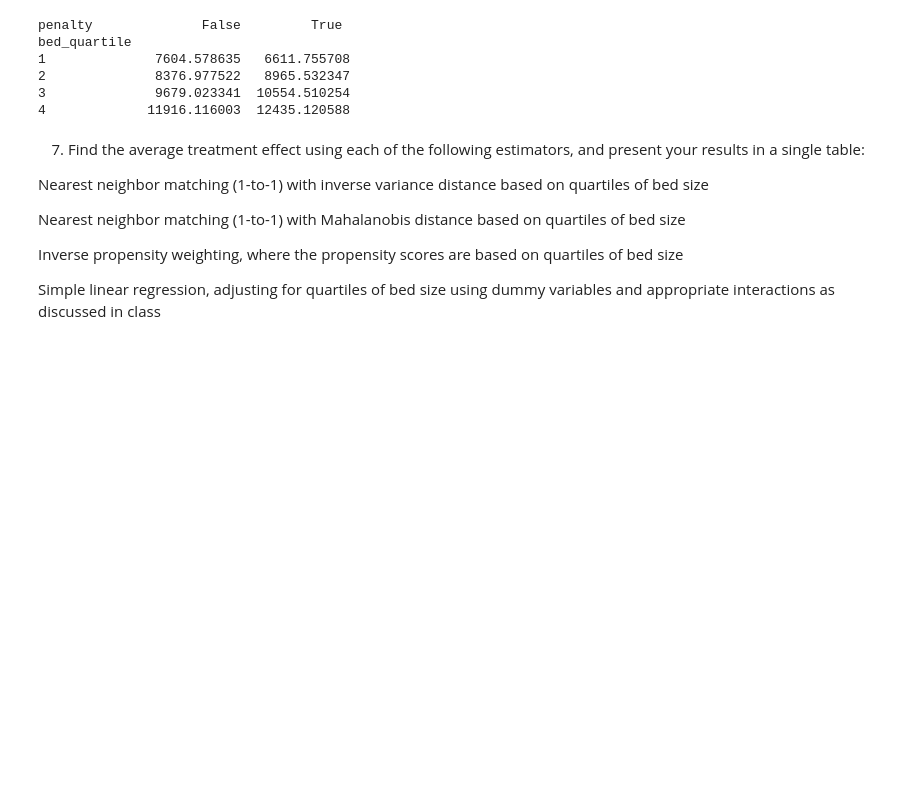
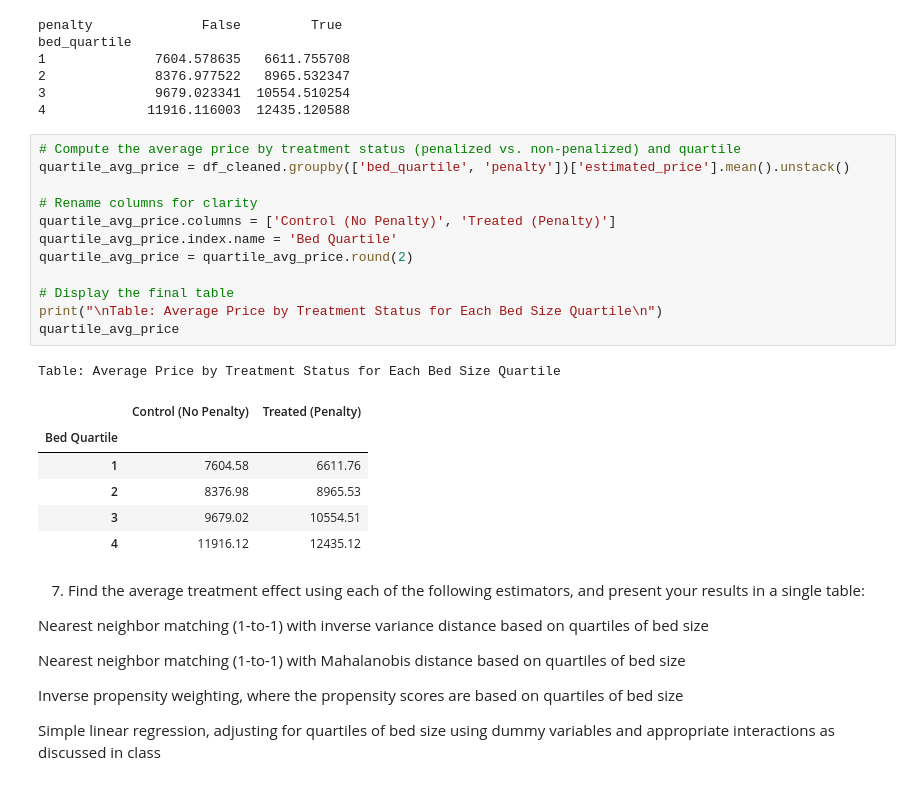
Before and after one commit to sarina-tan/HLTH470hw2, a Jupyter notebook: submission2/Homework2-2.ipynb, the cells around one changed output. Saved outputs shown, nothing was run; the diff lists cells and outputs as text; blank space fills up the shorter version.

```diff
--- a/submission2/Homework2-2.ipynb
+++ b/submission2/Homework2-2.ipynb
@@ -128,6 +133,26 @@ bed_quartile
 2              8376.977522   8965.532347
 3              9679.023341  10554.510254
 4             11916.116003  12435.120588
+# %%
+# Compute the average price by treatment status (penalized vs. non-penalized) and quartile
+quartile_avg_price = df_cleaned.groupby(['bed_quartile', 'penalty'])['estimated_price'].mean().unstack()
+
+# Rename columns for clarity
+quartile_avg_price.columns = ['Control (No Penalty)', 'Treated (Penalty)']
+quartile_avg_price.index.name = 'Bed Quartile'
+quartile_avg_price = quartile_avg_price.round(2)
+
+# Display the final table
+print("\nTable: Average Price by Treatment Status for Each Bed Size Quartile\n")
+quartile_avg_price
+# %% [output]
+Table: Average Price by Treatment Status for Each Bed Size Quartile
+|  | Control (No Penalty) | Treated (Penalty) |
+| Bed Quartile |  |  |
+| 1 | 7604.58 | 6611.76 |
+| 2 | 8376.98 | 8965.53 |
+| 3 | 9679.02 | 10554.51 |
+| 4 | 11916.12 | 12435.12 |
 # %% [markdown]
 7. Find the average treatment effect using each of the following estimators, and present your results in a single table:
 
```
Also changed, not shown: parts of 9 cells of this notebook, 4 other files.
